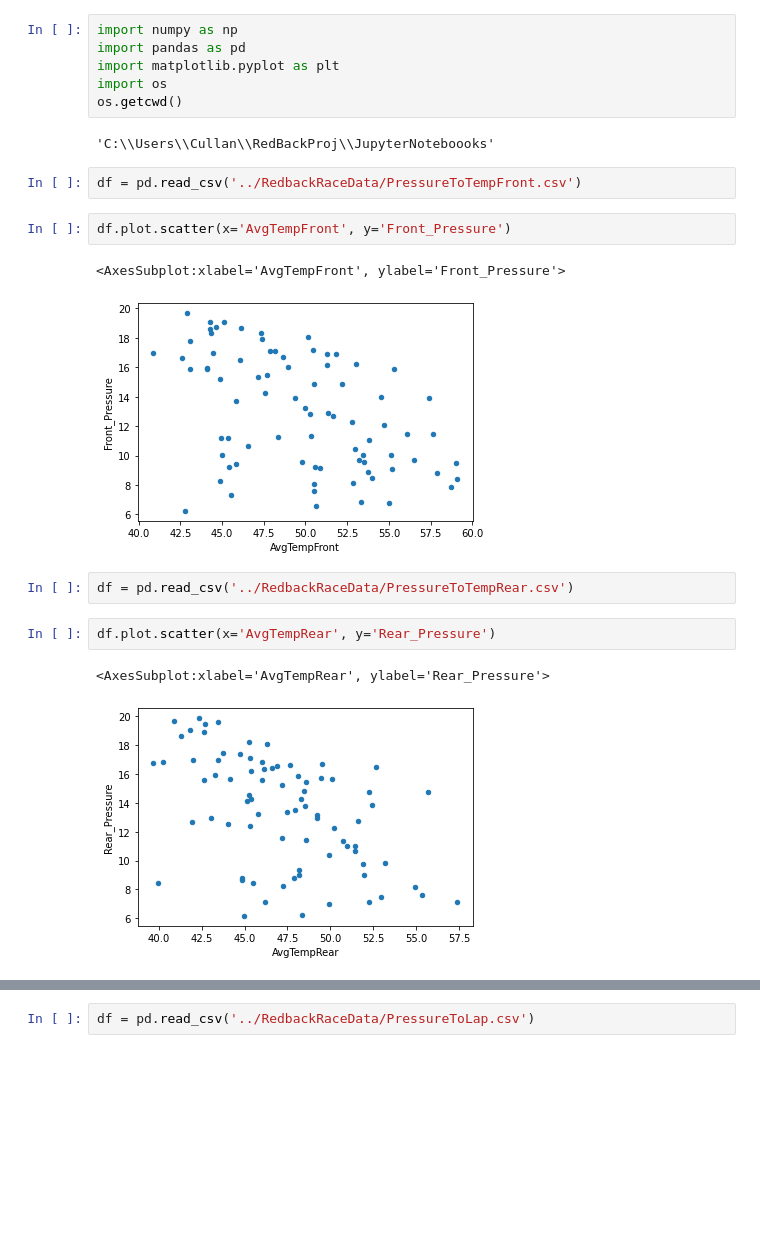
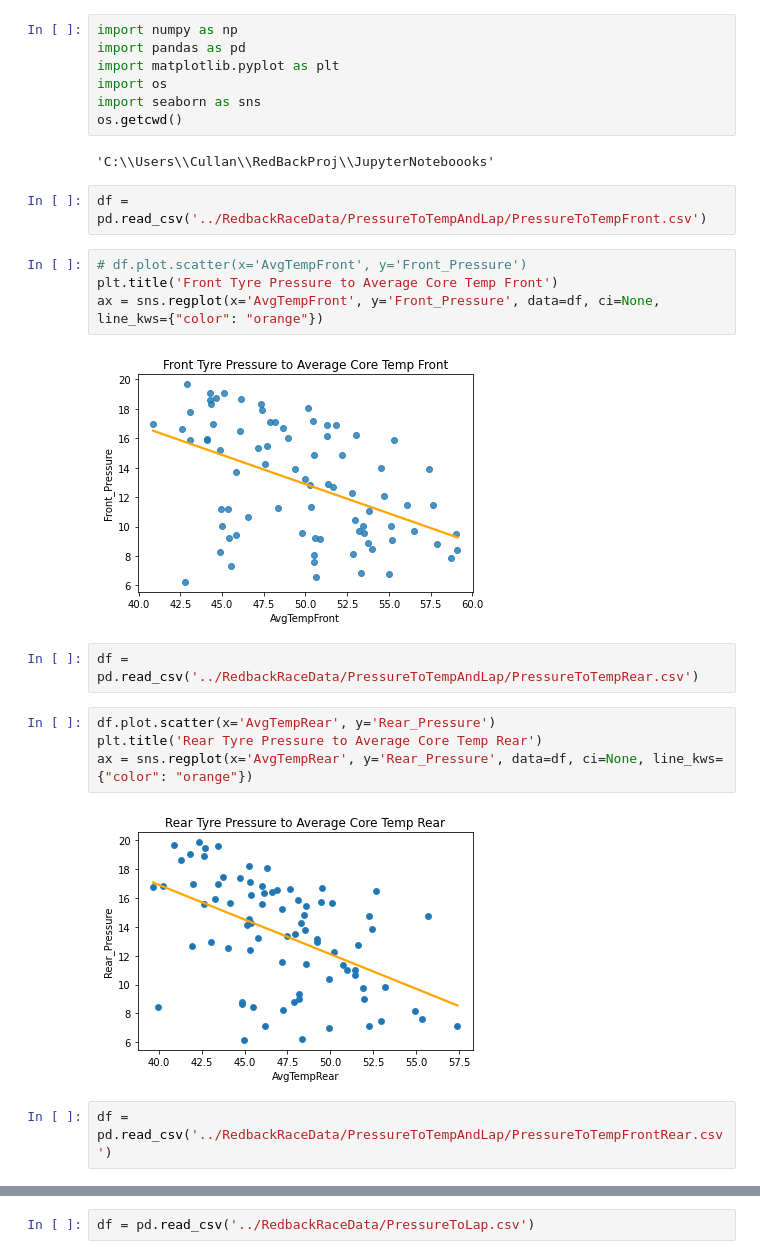
Before and after one commit to YidaChen30/RedbackRaceData, a Jupyter notebook: JupyterNoteboooks/PressureToTempGraph.ipynb, the cells around one changed output, grey strips where cells are left out. Cells and saved outputs as stored; diff of their text form; blank space fills up the shorter version.

Commit message:
Added More graphs to Jupyter notebooks file

```diff
--- a/JupyterNoteboooks/PressureToTempGraph.ipynb
+++ b/JupyterNoteboooks/PressureToTempGraph.ipynb
@@ -3,20 +3,25 @@ import numpy as np
 import pandas as pd
 import matplotlib.pyplot as plt
 import os
+import seaborn as sns
 os.getcwd()
 # %% [output]
 'C:\\Users\\Cullan\\RedBackProj\\JupyterNoteboooks'
 # %%
-df = pd.read_csv('../RedbackRaceData/PressureToTempFront.csv')
+df = pd.read_csv('../RedbackRaceData/PressureToTempAndLap/PressureToTempFront.csv')
 # %%
-df.plot.scatter(x='AvgTempFront', y='Front_Pressure')
+# df.plot.scatter(x='AvgTempFront', y='Front_Pressure')
+plt.title('Front Tyre Pressure to Average Core Temp Front')
+ax = sns.regplot(x='AvgTempFront', y='Front_Pressure', data=df, ci=None, line_kws={"color": "orange"})
 # %% [output]
-<AxesSubplot:xlabel='AvgTempFront', ylabel='Front_Pressure'>
-[figure, old version]
+[figure, new version]
 # %%
-df = pd.read_csv('../RedbackRaceData/PressureToTempRear.csv')
+df = pd.read_csv('../RedbackRaceData/PressureToTempAndLap/PressureToTempRear.csv')
 # %%
 df.plot.scatter(x='AvgTempRear', y='Rear_Pressure')
+plt.title('Rear Tyre Pressure to Average Core Temp Rear')
+ax = sns.regplot(x='AvgTempRear', y='Rear_Pressure', data=df, ci=None, line_kws={"color": "orange"})
 # %% [output]
-<AxesSubplot:xlabel='AvgTempRear', ylabel='Rear_Pressure'>
-[figure, old version]
+[figure, new version]
+# %%
+df = pd.read_csv('../RedbackRaceData/PressureToTempAndLap/PressureToTempFrontRear.csv')
```
Also changed, not shown: parts of 3 cells of this notebook, 3 other files.
